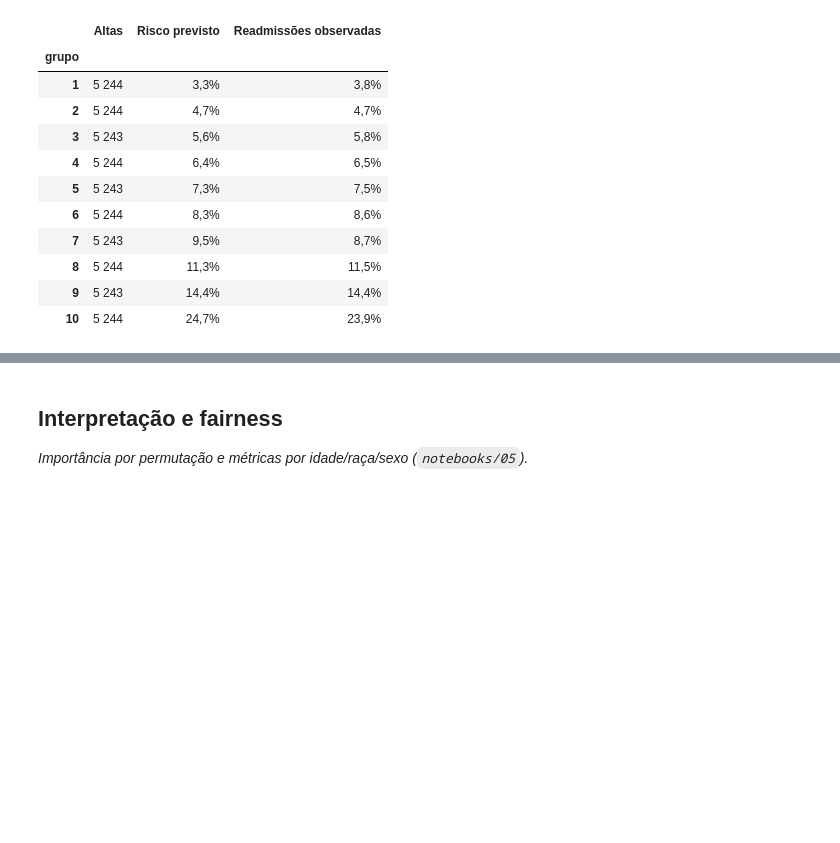
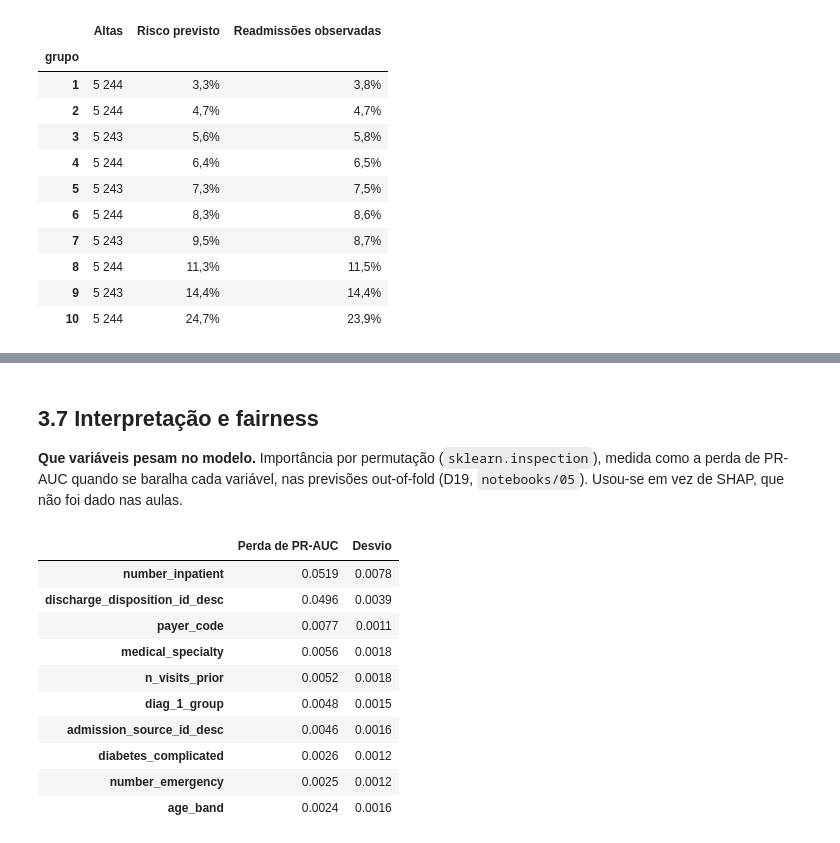
Before and after one commit to EDSB26G11/Bootcamp_Projetos, a Jupyter notebook: Projeto_Final.ipynb, the cells around one changed output, grey strips where cells are left out. Saved outputs shown, nothing was run; the diff lists cells and outputs as text; code cells hidden in the pictures; blank space fills up the shorter version.

```diff
--- a/Projeto_Final.ipynb
+++ b/Projeto_Final.ipynb
@@ -160,4 +307,21 @@ t.style.format({"Altas": lambda v: num(v), "Risco previsto": lambda v: pct(v), "
 # %% [markdown]
-## Interpretação e fairness
+## 3.7 Interpretação e fairness
 
-_Importância por permutação e métricas por idade/raça/sexo (`notebooks/05`)._
+**Que variáveis pesam no modelo.** Importância por permutação (`sklearn.inspection`), medida como a perda
+de PR-AUC quando se baralha cada variável, nas previsões out-of-fold (D19, `notebooks/05`). Usou-se em vez de
+SHAP, que não foi dado nas aulas.
+# %%
+imp = pd.read_csv(REPORTS / "permutation_importance_v1.csv", index_col=0)  # gerada no notebooks/05
+imp.head(10).rename(columns={"importance": "Perda de PR-AUC", "std": "Desvio"}).style.format("{:.4f}")
+# %% [output]
+|  | Perda de PR-AUC | Desvio |
+| number_inpatient | 0.0519 | 0.0078 |
+| discharge_disposition_id_desc | 0.0496 | 0.0039 |
+| payer_code | 0.0077 | 0.0011 |
+| medical_specialty | 0.0056 | 0.0018 |
+| n_visits_prior | 0.0052 | 0.0018 |
+| diag_1_group | 0.0048 | 0.0015 |
+| admission_source_id_desc | 0.0046 | 0.0016 |
+| diabetes_complicated | 0.0026 | 0.0012 |
+| number_emergency | 0.0025 | 0.0012 |
+| age_band | 0.0024 | 0.0016 |
```
Also changed, not shown: parts of 13 cells of this notebook, 12 other files.
